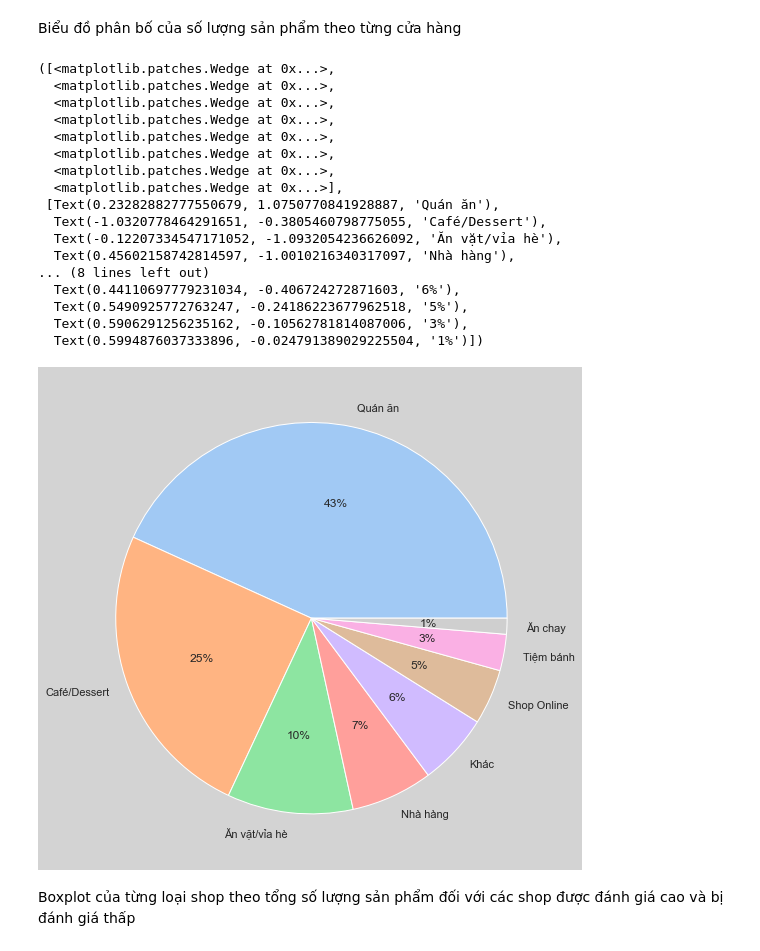
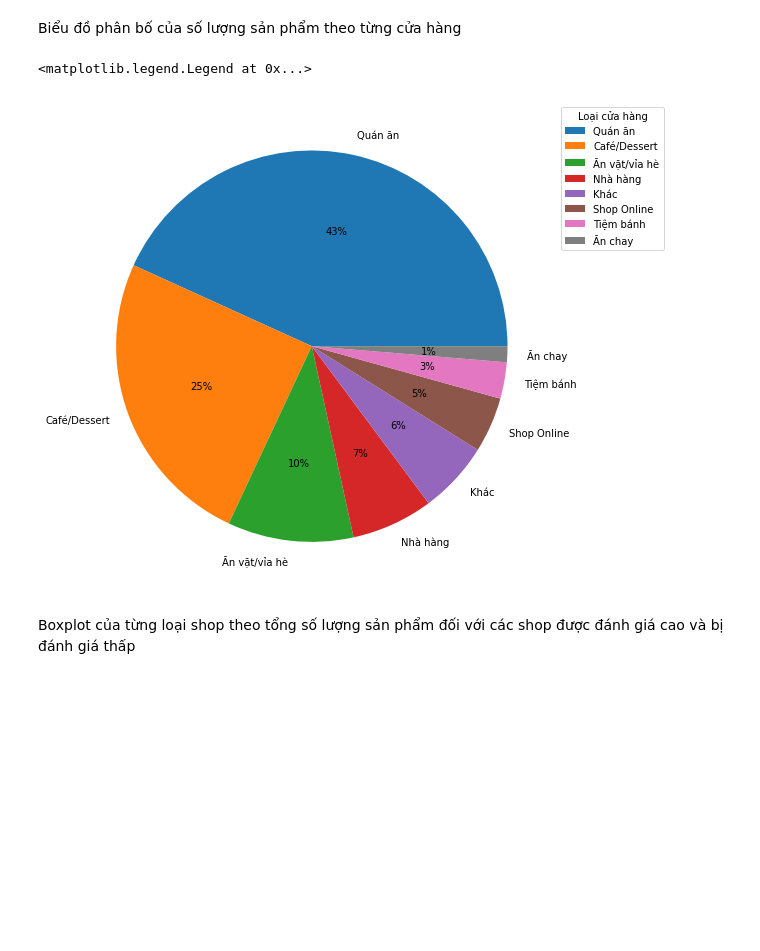
Before and after one commit to LonggConn/369_UDPTDLTM, a Jupyter notebook: problem_2.ipynb, the cells around one changed output. Drawn from its saved outputs; the diff is of its cells as text; code cells hidden in the pictures; blank space fills up the shorter version.

```diff
--- a/problem_2.ipynb
+++ b/problem_2.ipynb
@@ -7,7 +7,9 @@ import numpy as np
 import pandas as pd
 import os
 import re
-sns.set(rc={'axes.facecolor':'lightblue', 'figure.facecolor':'lightgray', 'figure.figsize':(16,9)})
+
+import matplotlib as mpl
+mpl.rcParams['figure.facecolor'] = 'white'
 # %% [markdown]
 ### Load and preprocess data
 # %% [markdown]
@@ -202,28 +241,14 @@ Biểu đồ phân bố của số lượng sản phẩm theo từng cửa hàng
 # %%
 shop_types = ['Quán ăn', 'Café/Dessert', 'Ăn vặt/vỉa hè', 'Nhà hàng', 'Shop Online', 'Tiệm bánh', 'Ăn chay']
 new_df = df[['Loại cửa hàng','Tổng số lượng sản phẩm']].reset_index(drop = True)
 new_df['Loại cửa hàng'] = new_df['Loại cửa hàng'].apply(lambda x : 'Khác' if x not in shop_types else x)
 shop_type_count = new_df['Loại cửa hàng'].value_counts()
-plt.pie(shop_type_count.values, labels = shop_type_count.index, autopct = '%0.0f%%', colors = sns.color_palette('pastel'))
+fig,ax = plt.subplots(figsize = (16,9))
+ax.pie(shop_type_count.values, labels = shop_type_count.index, autopct = '%0.0f%%')
+ax.legend(loc = 'upper left', bbox_to_anchor=(1, 1), title = 'Loại cửa hàng')
 # %% [output]
-([<matplotlib.patches.Wedge at 0x...>,
-  <matplotlib.patches.Wedge at 0x...>,
-  <matplotlib.patches.Wedge at 0x...>,
-  <matplotlib.patches.Wedge at 0x...>,
-  <matplotlib.patches.Wedge at 0x...>,
-  <matplotlib.patches.Wedge at 0x...>,
-  <matplotlib.patches.Wedge at 0x...>,
-  <matplotlib.patches.Wedge at 0x...>],
- [Text(0.23282882777550679, 1.0750770841928887, 'Quán ăn'),
-  Text(-1.0320778464291651, -0.3805460798775055, 'Café/Dessert'),
-  Text(-0.12207334547171052, -1.0932054236626092, 'Ăn vặt/vỉa hè'),
-  Text(0.45602158742814597, -1.0010216340317097, 'Nhà hàng'),
-... (8 lines left out)
-  Text(0.44110697779231034, -0.406724272871603, '6%'),
-  Text(0.5490925772763247, -0.24186223677962518, '5%'),
-  Text(0.5906291256235162, -0.10562781814087006, '3%'),
-  Text(0.5994876037333896, -0.024791389029225504, '1%')])
+<matplotlib.legend.Legend at 0x...>
-[figure, old version]
+[figure, new version]
 # %% [markdown]
 Boxplot của từng loại shop theo tổng số lượng sản phẩm đối với các shop được đánh giá cao và bị đánh giá thấp
 # %%
```
Also changed, not shown: parts of 10 cells of this notebook.
